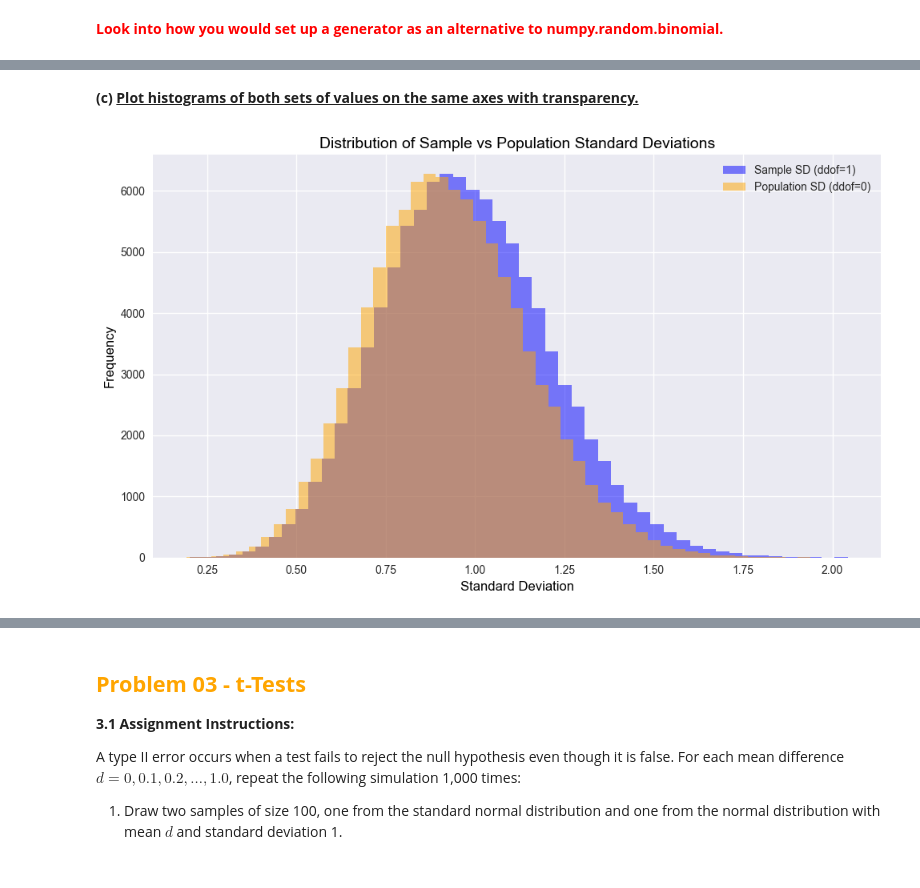
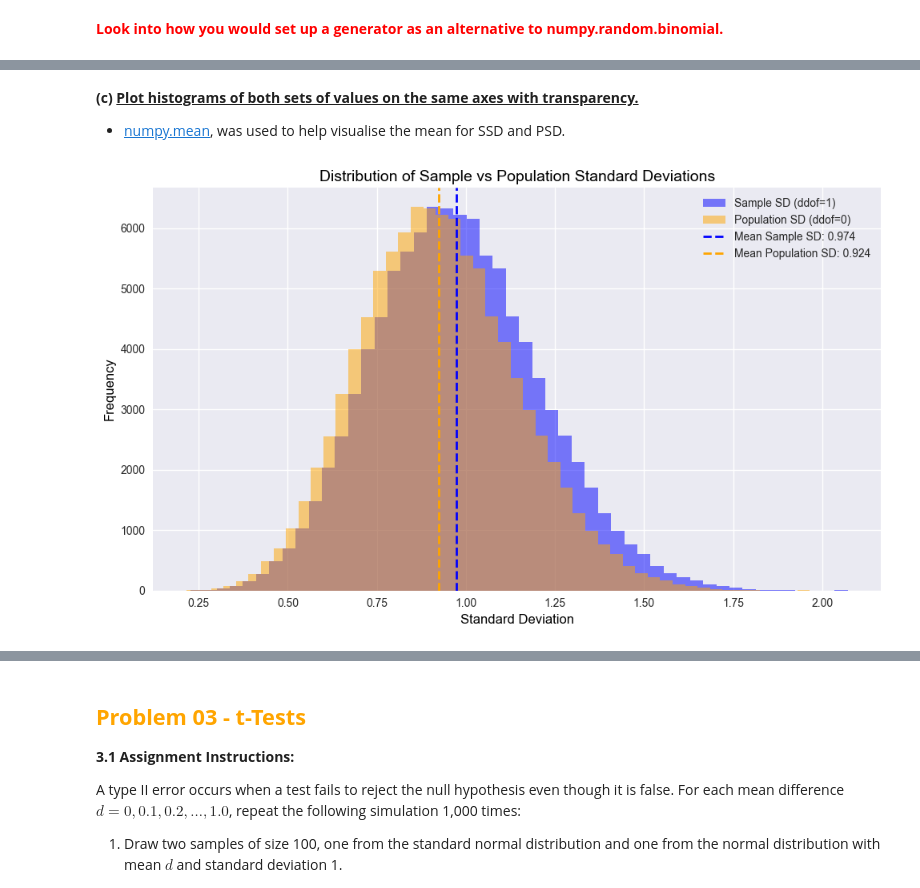
Before and after one commit to Laura6826/applied-statistics-8651, a Jupyter notebook: problems.ipynb, the cells around one changed output, grey strips where cells are left out. Drawn from its saved outputs; the diff is of its cells as text; code cells hidden in the pictures.

```diff
--- a/problems.ipynb
+++ b/problems.ipynb
@@ -478,23 +475,35 @@ Population SD (first 5): [1.08716509 1.39412467 0.92180531 1.27058499 0.93332796
 # %% [markdown]
 **(c) <u>Plot histograms of both sets of values on the same axes with transparency.</u>**
+
+- [numpy.mean](https://numpy.org/doc/stable/reference/generated/numpy.mean.html#numpy-mean), was used to help visualise the mean for SSD and PSD.
 # %%
+# Calculate means
+# After creating the original plot, I decided it would be beneficial to see the mean for each population.
+mean_sample = np.mean(sample_sd)
+mean_population = np.mean(population_sd)
+
 # Plot histograms
 # Create the plot, as a histogram.
+plt.style.use('seaborn-v0_8')
+
+# Create the plot
 plt.figure(figsize=(10, 6))
 plt.hist(sample_sd, bins=50, alpha=0.5, label='Sample SD (ddof=1)', color='blue')
 plt.hist(population_sd, bins=50, alpha=0.5, label='Population SD (ddof=0)', color='orange')
 
-# Add title.
+# Add mean lines
+plt.axvline(mean_sample, color='blue', linestyle='dashed', linewidth=2, label=f'Mean Sample SD: {mean_sample:.3f}')
+plt.axvline(mean_population, color='orange', linestyle='dashed', linewidth=2, label=f'Mean Population SD: {mean_population:.3f}')
+
+# Add title and labels
 plt.title('Distribution of Sample vs Population Standard Deviations', fontsize=14, color='black')
-
-# Add labels to the axes.
 plt.xlabel('Standard Deviation', fontsize=12, color='black')
 plt.ylabel('Frequency', fontsize=12, color='black')
 
-# Add the legend.
+# Add legend and grid
 plt.legend()
 plt.grid(True)
 plt.tight_layout()
 plt.show()
 # %% [output]
-[figure, old version]
+[figure, new version]
```
Also changed, not shown: parts of 11 cells of this notebook.
